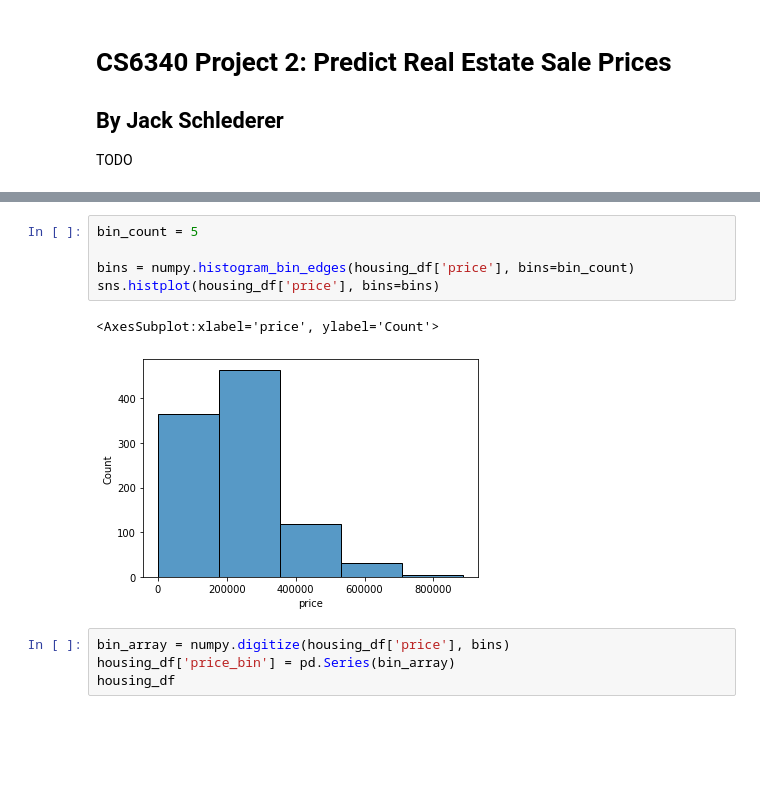
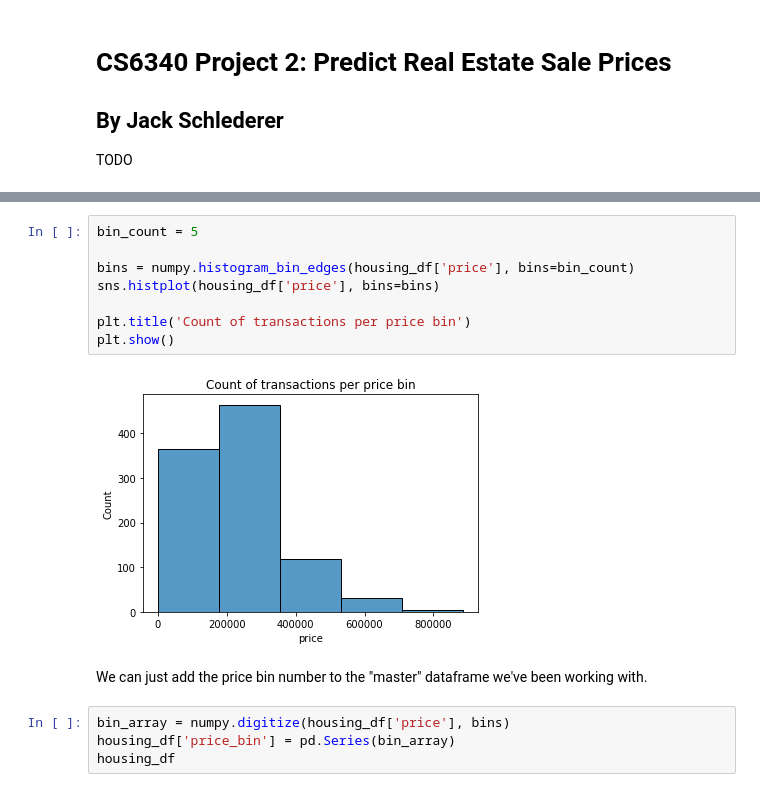
Before and after one commit to schledererj/cs6340-project-2, a Jupyter notebook: CS6340_Lab_2.ipynb, the cells around one changed output, grey strips where cells are left out. Drawn from its saved outputs; the diff is of its cells as text; blank space fills up the shorter version.

```diff
--- a/CS6340_Lab_2.ipynb
+++ b/CS6340_Lab_2.ipynb
@@ -103,11 +125,15 @@ housing_df.drop(['city', 'zip', 'state', 'type'], axis='columns')
 # %%
 bin_count = 5
 
 bins = numpy.histogram_bin_edges(housing_df['price'], bins=bin_count)
 sns.histplot(housing_df['price'], bins=bins)
+
+plt.title('Count of transactions per price bin')
+plt.show()
 # %% [output]
-<AxesSubplot:xlabel='price', ylabel='Count'>
-[figure, old version]
+[figure, new version]
+# %% [markdown]
+We can just add the price bin number to the "master" dataframe we've been working with.
 # %%
 bin_array = numpy.digitize(housing_df['price'], bins)
 housing_df['price_bin'] = pd.Series(bin_array)
```
Also changed, not shown: parts of 23 cells of this notebook.
